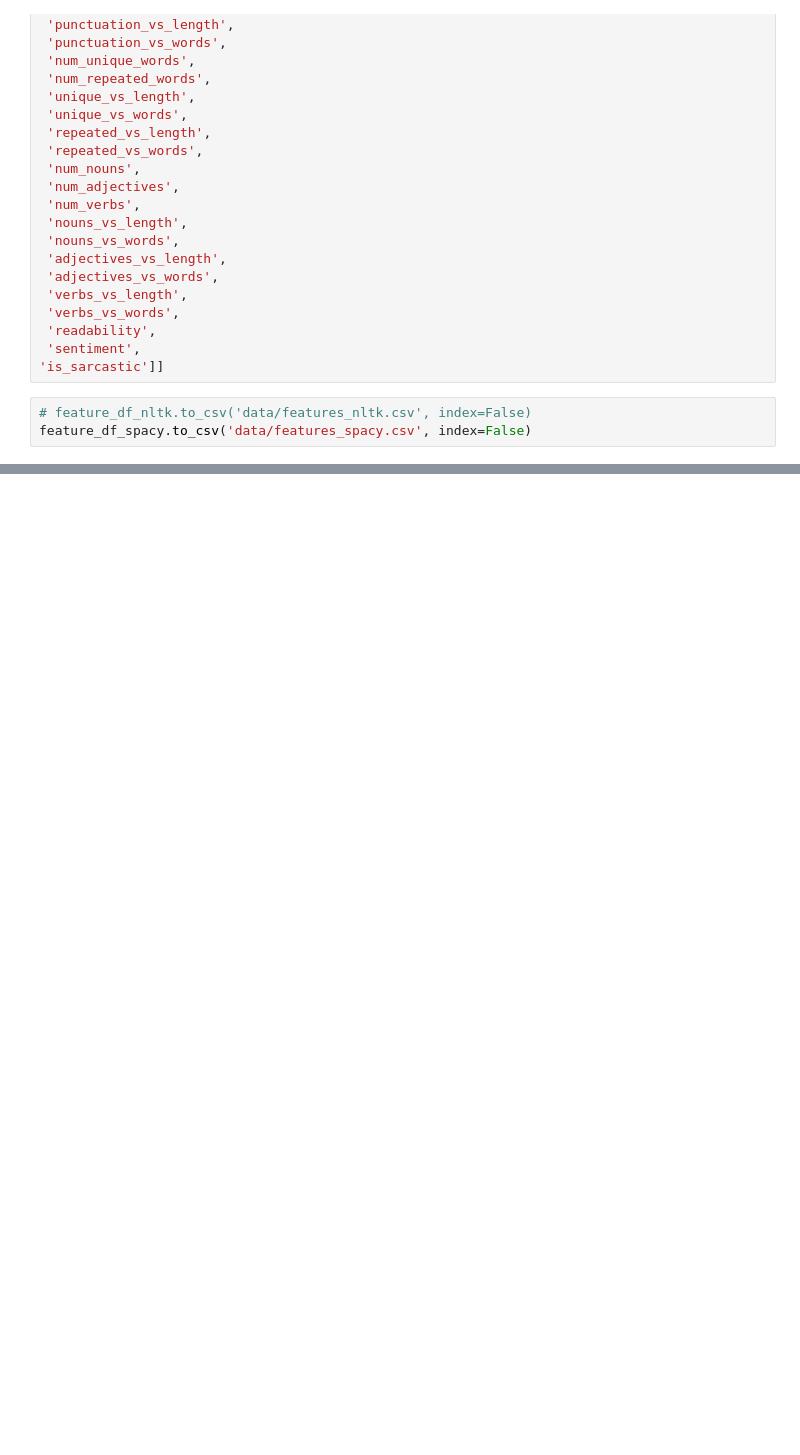
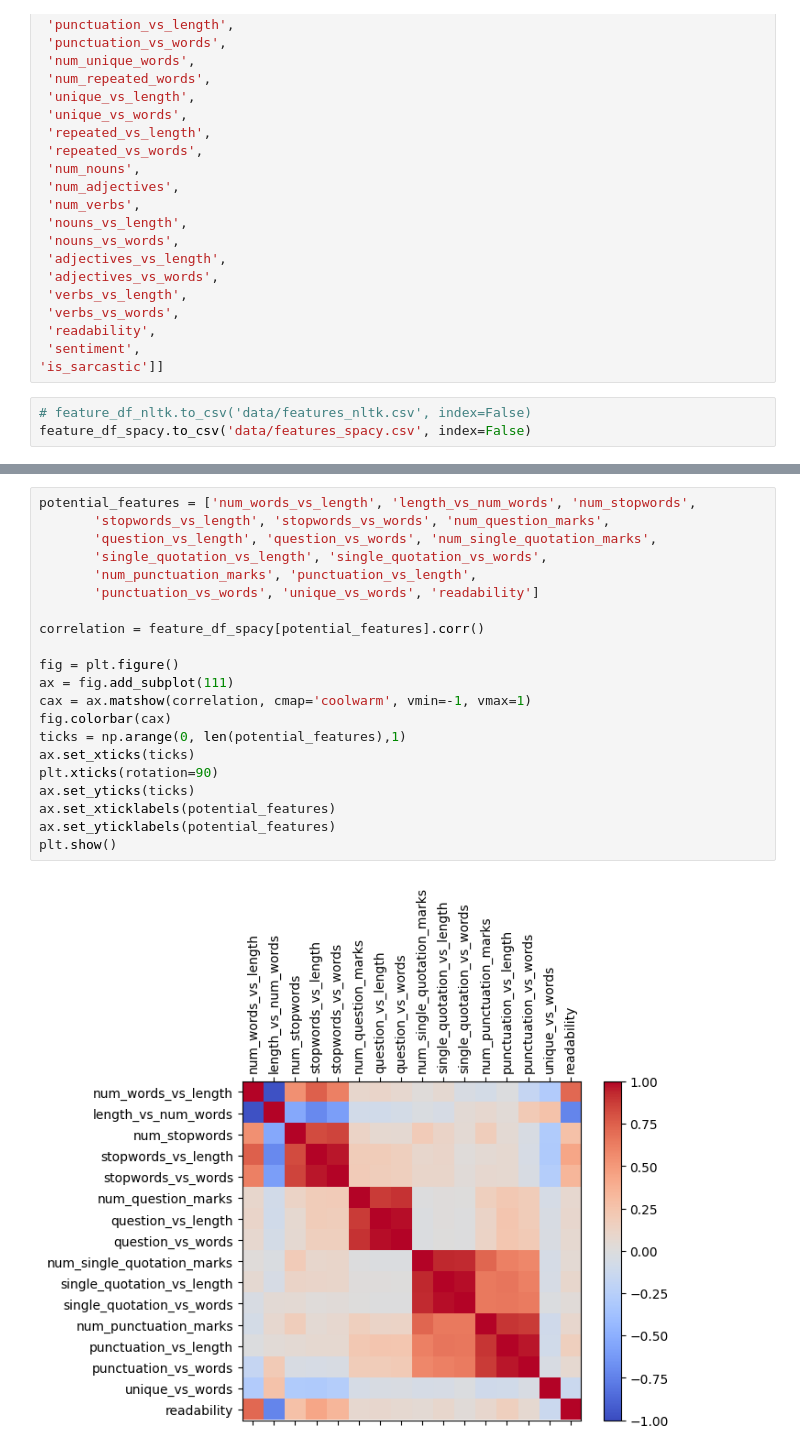
Before and after one commit to vigonometry/CS4248_Group8_SarcasmDetection, a Jupyter notebook: 04_Feature Engineering.ipynb, the cells around one changed output, grey strips where cells are left out. Cells and saved outputs as stored; diff of their text form; blank space fills up the shorter version.

```diff
--- a/04_Feature Engineering.ipynb
+++ b/04_Feature Engineering.ipynb
@@ -411,0 +501,23 @@ feature_df_spacy.to_csv('data/features_spacy.csv', index=False)
+# %%
+potential_features = ['num_words_vs_length', 'length_vs_num_words', 'num_stopwords',
+       'stopwords_vs_length', 'stopwords_vs_words', 'num_question_marks',
+       'question_vs_length', 'question_vs_words', 'num_single_quotation_marks',
+       'single_quotation_vs_length', 'single_quotation_vs_words',
+       'num_punctuation_marks', 'punctuation_vs_length',
+       'punctuation_vs_words', 'unique_vs_words', 'readability']
+
+correlation = feature_df_spacy[potential_features].corr()
+
+fig = plt.figure()
+ax = fig.add_subplot(111)
+cax = ax.matshow(correlation, cmap='coolwarm', vmin=-1, vmax=1)
+fig.colorbar(cax)
+ticks = np.arange(0, len(potential_features),1)
+ax.set_xticks(ticks)
+plt.xticks(rotation=90)
+ax.set_yticks(ticks)
+ax.set_xticklabels(potential_features)
+ax.set_yticklabels(potential_features)
+plt.show()
+# %% [output]
+[figure, added]
```
Also changed, not shown: parts of 13 cells of this notebook.
